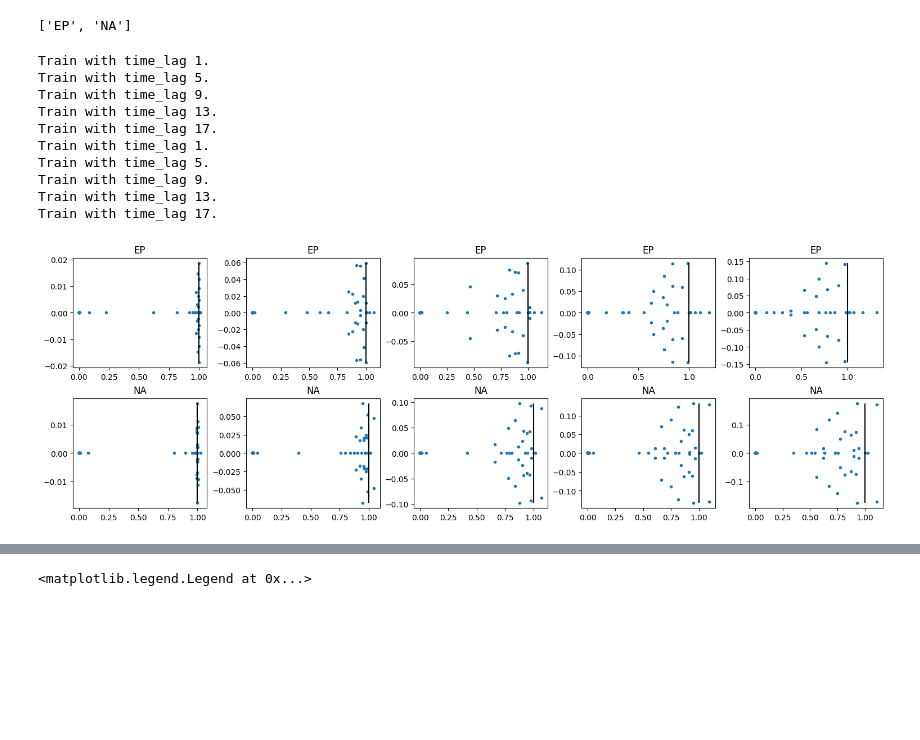
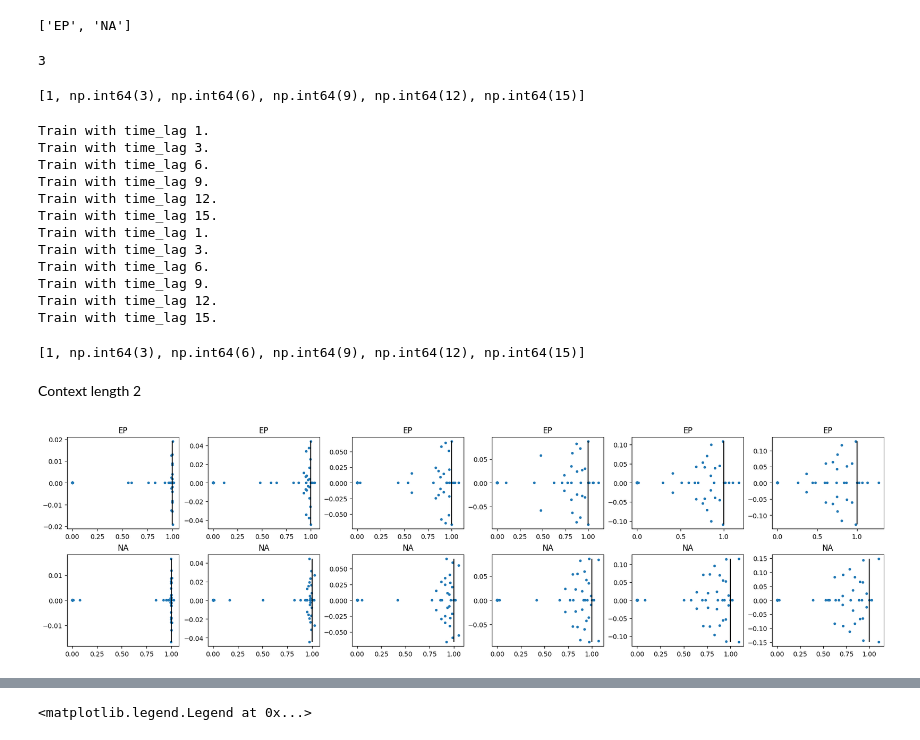
Before and after one commit to ejbrun/koopman_learning_tropical_cyclone, a Jupyter notebook: examples/koopman_kernel_for_TC_spectral_analysis.ipynb, the cells around one changed output, grey strips where cells are left out. Saved outputs shown, nothing was run; the diff lists cells and outputs as text; code cells hidden in the pictures; blank space fills up the shorter version.

```diff
--- a/examples/koopman_kernel_for_TC_spectral_analysis.ipynb
+++ b/examples/koopman_kernel_for_TC_spectral_analysis.ipynb
@@ -207,14 +206,23 @@ top_k = 5
 feature_list = ["lon", "lat", 'max_sustained_wind', 'radius_max_wind', 'radius_oci', 'central_pressure', 'environmental_pressure']
+# %%
+time_step_scaling = int(3 / time_step_h)
+time_step_scaling
+# %% [output]
+3
+# %%
+# time_lags = np.array(range(1, 11, 1)) * time_step_scaling
+time_lags = [1] + list(np.array(range(1, 6, 1)) * time_step_scaling)
+# time_lags = range(1, 25, 2)
+# time_lags = range(0, 60, 5)
+# time_lags = range(1, 10, 2)
+# time_lags = [1, 5, 10]
+time_lags
+# %% [output]
+[1, np.int64(3), np.int64(6), np.int64(9), np.int64(12), np.int64(15)]
 # %%
 evals_d = {}
 error_d = {}
 tscale_d = {}
-
-# time_lags = range(3, 15, 1)
-time_lags = range(1, 20, 4)
-# time_lags = range(1, 30, 5)
-# time_lags = range(1, 30, 2)
-# time_lags = range(1, 50, 5)
 
 for basin in basins:
     ev_d, e_d, ts_d = time_lag_scaling(tc_tracks_dict[basin], time_lags=time_lags, context_length=context_length, top_k=top_k, model_config=model_config, feature_list=feature_list)
@@ -223,23 +231,36 @@ for basin in basins:
     tscale_d[basin] = ts_d
 # %% [output]
 Train with time_lag 1.
-Train with time_lag 5.
+Train with time_lag 3.
+Train with time_lag 6.
 Train with time_lag 9.
-Train with time_lag 13.
-Train with time_lag 17.
+Train with time_lag 12.
+Train with time_lag 15.
 Train with time_lag 1.
-Train with time_lag 5.
+Train with time_lag 3.
+Train with time_lag 6.
 Train with time_lag 9.
-Train with time_lag 13.
-Train with time_lag 17.
+Train with time_lag 12.
+Train with time_lag 15.
+# %%
+# time_lags_selection = range(5,11)
+# time_lags_selection = range(1, 5)
+time_lags_selection = time_lags
+# %%
+time_lags
+# %% [output]
+[1, np.int64(3), np.int64(6), np.int64(9), np.int64(12), np.int64(15)]
+# %% [markdown]
+Context length 2
 # %%
-fig, ax = plt.subplots(len(basins), len(time_lags), constrained_layout=True)
-fig.set_size_inches(15, 5)
+fig, ax = plt.subplots(len(basins), len(time_lags_selection), constrained_layout=True)
+fig.set_size_inches(3 * len(time_lags_selection), 5)
 
-for time_lag_idx, time_lag in enumerate(time_lags):
+for time_lag_idx, time_lag in enumerate(time_lags_selection):
     for basin_idx, basin in enumerate(basins):
         ax[basin_idx, time_lag_idx].plot(evals_d[basin][time_lag].real, evals_d[basin][time_lag].imag, ".")
         ax[basin_idx, time_lag_idx].set_title(basin)
         ax[basin_idx, time_lag_idx].vlines(1.0, evals_d[basin][time_lag].imag.min(), evals_d[basin][time_lag].imag.max(), color="black")
+        # ax[basin_idx, time_lag_idx].set_xlim(0.7,1.1)
 # %% [output]
-[figure, old version]
+[figure, new version]
```
Also changed, not shown: parts of 7 cells of this notebook, 3 other files.
